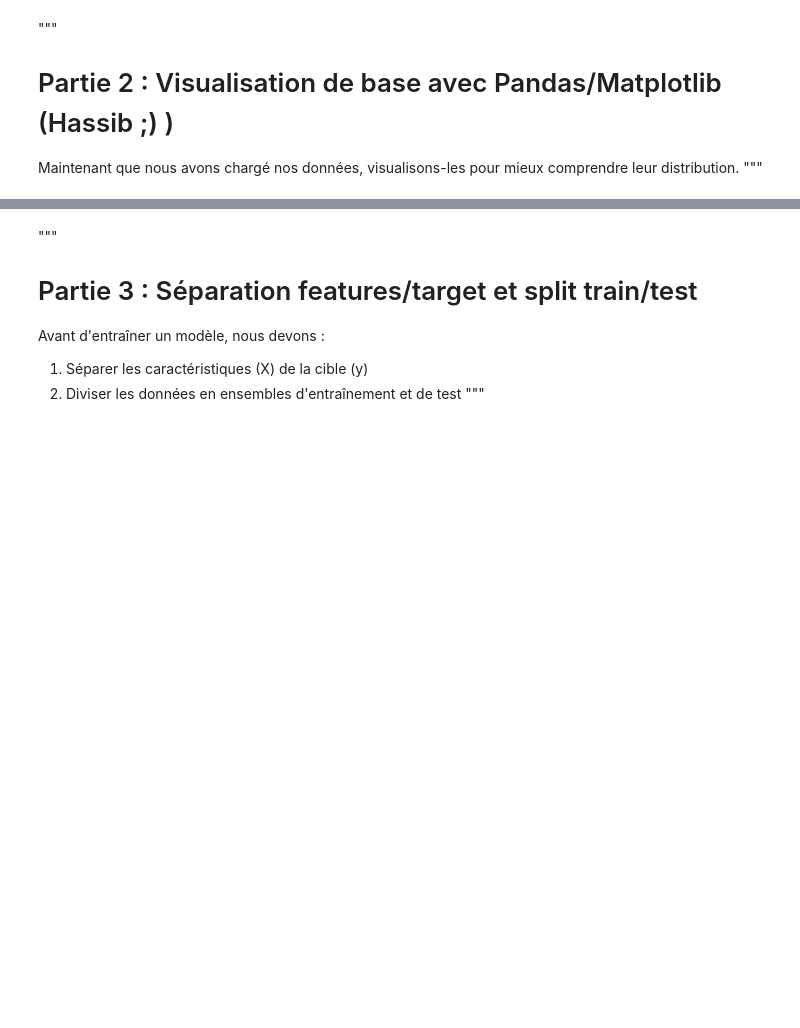
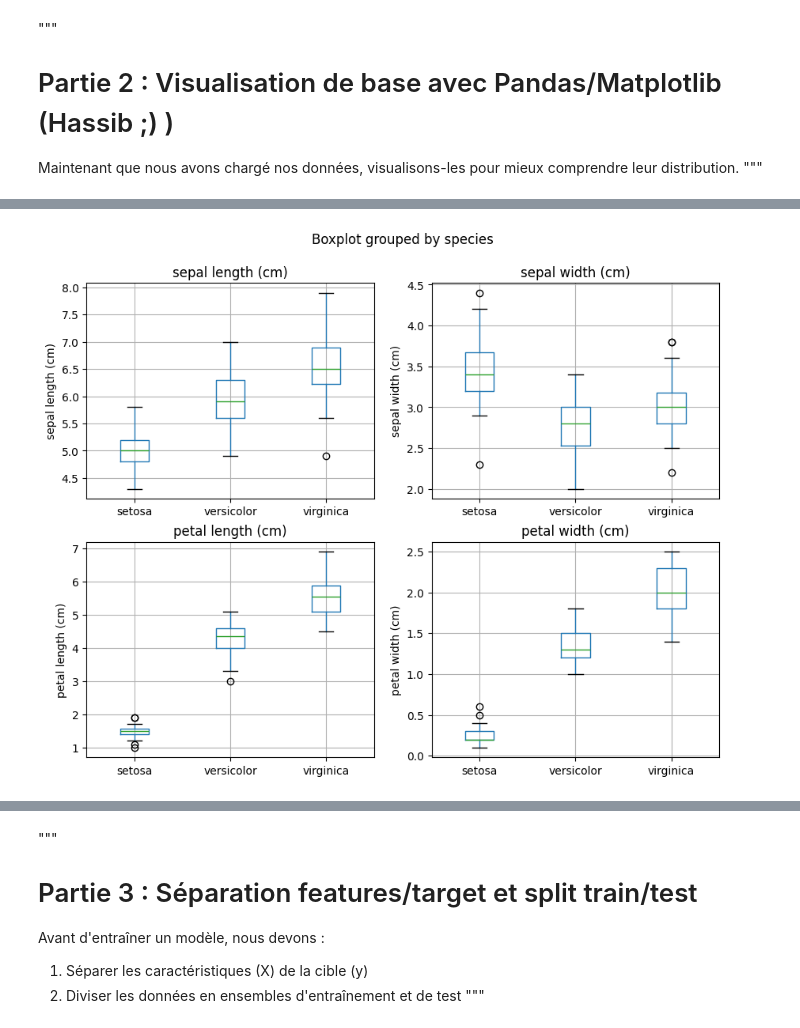
Before and after one commit to azezized/Ateliers-PolyAI, a Jupyter notebook: chapitre1/Introduction au Machine Learning.ipynb, the cells around one changed output, grey strips where cells are left out. Saved outputs shown, nothing was run; the diff lists cells and outputs as text; code cells hidden in the pictures; blank space fills up the shorter version.

```diff
--- a/chapitre1/Introduction au Machine Learning.ipynb
+++ b/chapitre1/Introduction au Machine Learning.ipynb
@@ -40,0 +142,26 @@ Maintenant que nous avons chargé nos données, visualisons-les pour mieux compr
+# %%
+# Utilisation de box-plot pour comparer les quartiles, moyenne et écart-type
+# crée les sous graphiques de taille 2 par 2 avec une taille de 10 par 8
+fig, axes = plt.subplots(2, 2, figsize=(10,8))
+
+# axes lorsque tu fais   fig, axes = plt.subplots(2, 2, figsize=(10,8))
+# [[axes[0,0], axes[0,1]],
+#  [axes[1,0], axes[1,1]]]
+
+# axes avec .flatten()
+# [axes[0,0], axes[0,1], axes[1,0], axes[1,1]]
+axes = axes.flatten()
+
+# zip c'est pour regrouper sous forme de tupple axes et nom de caractérisques  (sepal length , width ...)
+for ax , col in zip(axes, iris.feature_names) :
+    iris_df.boxplot(column = col , by='species' ,ax=ax)
+    ax.set_title(col)
+
+    # on configure les axes
+    ax.set_xlabel('')
+    ax.set_ylabel(col)
+
+# affiche
+plt.show()
+# %% [output]
+[figure, added]
```
Also changed, not shown: parts of 10 cells of this notebook.
